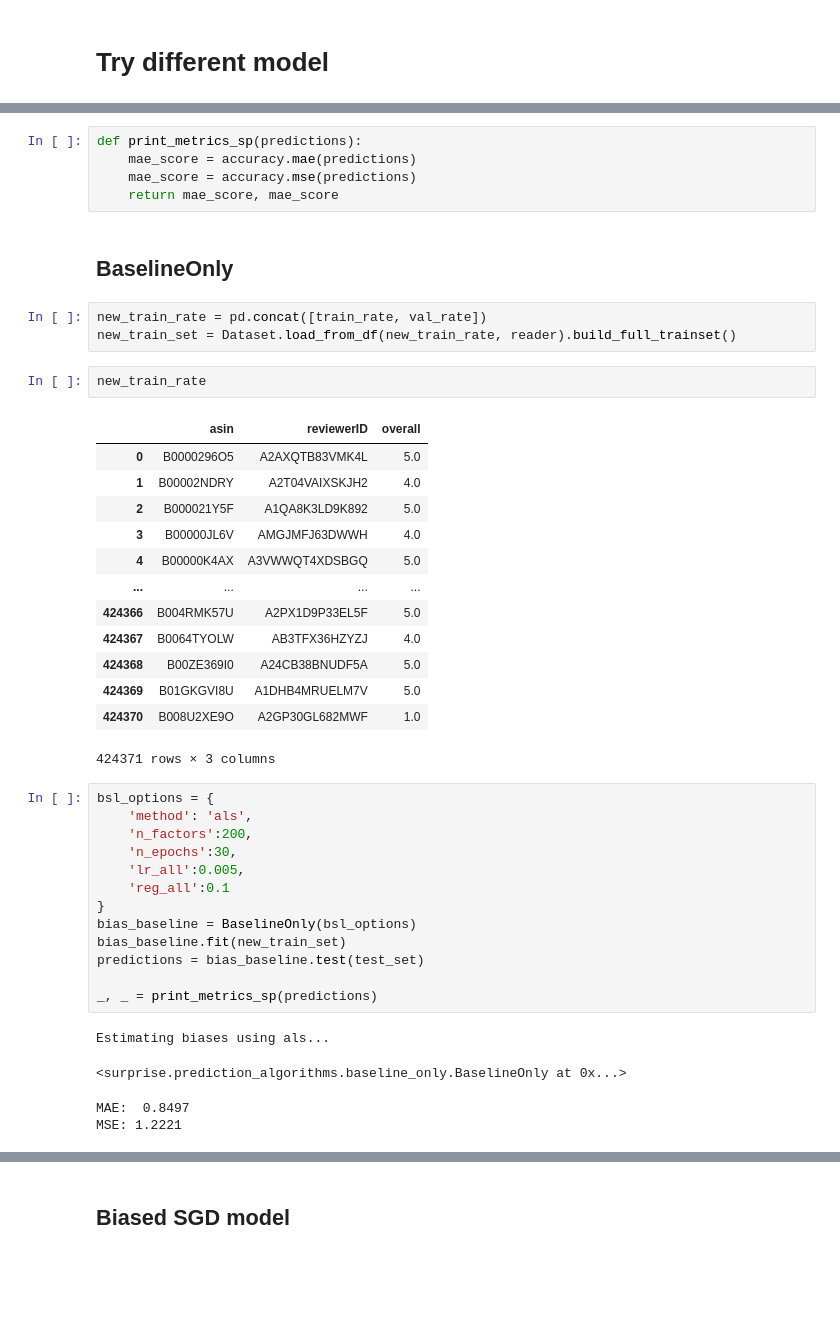
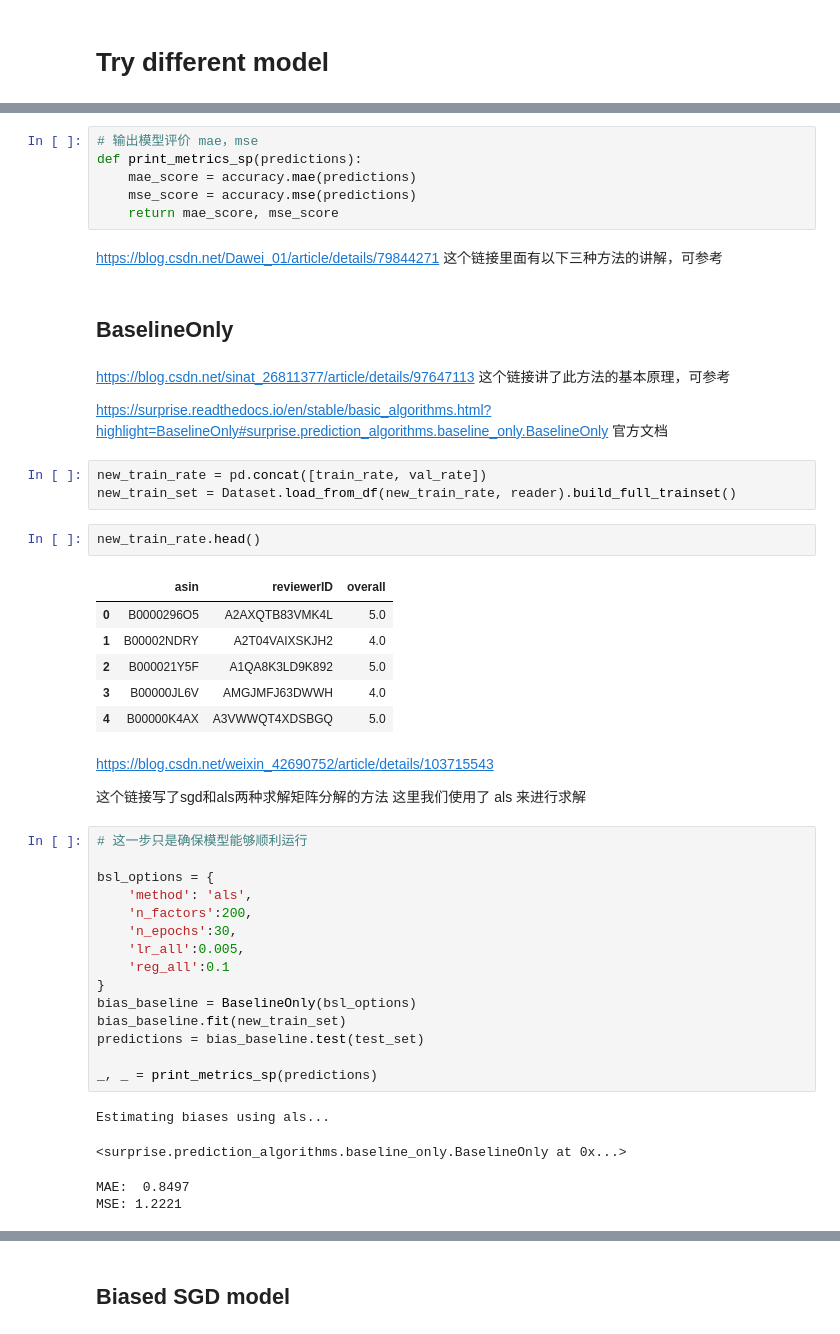
Before and after one commit to Alex2Yang97/Video_Game_Recommender, a Jupyter notebook: Models.ipynb, the cells around one changed output, grey strips where cells are left out. Drawn from its saved outputs; the diff is of its cells as text; blank space fills up the shorter version.

```diff
--- a/Models.ipynb
+++ b/Models.ipynb
@@ -66,32 +73,43 @@ train_set = Dataset.load_from_df(train_rate, reader).build_full_trainset()
 val_set = Dataset.load_from_df(val_rate, reader).build_full_trainset().build_testset()
 test_set = Dataset.load_from_df(test_rate, reader).build_full_trainset().build_testset()
 # %%
+# 输出模型评价 mae，mse
 def print_metrics_sp(predictions):
     mae_score = accuracy.mae(predictions)
-    mae_score = accuracy.mse(predictions)
-    return mae_score, mae_score
+    mse_score = accuracy.mse(predictions)
+    return mae_score, mse_score
+# %% [markdown]
+https://blog.csdn.net/Dawei_01/article/details/79844271
+这个链接里面有以下三种方法的讲解，可参考
 # %% [markdown]
 ## BaselineOnly
+# %% [markdown]
+https://blog.csdn.net/sinat_26811377/article/details/97647113
+这个链接讲了此方法的基本原理，可参考
+
+
+https://surprise.readthedocs.io/en/stable/basic_algorithms.html?highlight=BaselineOnly#surprise.prediction_algorithms.baseline_only.BaselineOnly
+官方文档
 # %%
 new_train_rate = pd.concat([train_rate, val_rate])
 new_train_set = Dataset.load_from_df(new_train_rate, reader).build_full_trainset()
 # %%
-new_train_rate
+new_train_rate.head()
 # %% [output]
 |  | asin | reviewerID | overall |
 | 0 | B0000296O5 | A2AXQTB83VMK4L | 5.0 |
 | 1 | B00002NDRY | A2T04VAIXSKJH2 | 4.0 |
 | 2 | B000021Y5F | A1QA8K3LD9K892 | 5.0 |
 | 3 | B00000JL6V | AMGJMFJ63DWWH | 4.0 |
 | 4 | B00000K4AX | A3VWWQT4XDSBGQ | 5.0 |
-| ... | ... | ... | ... |
-| 424366 | B004RMK57U | A2PX1D9P33EL5F | 5.0 |
-| 424367 | B0064TYOLW | AB3TFX36HZYZJ | 4.0 |
-| 424368 | B00ZE369I0 | A24CB38BNUDF5A | 5.0 |
-| 424369 | B01GKGVI8U | A1DHB4MRUELM7V | 5.0 |
-| 424370 | B008U2XE9O | A2GP30GL682MWF | 1.0 |
-424371 rows × 3 columns
+# %% [markdown]
+https://blog.csdn.net/weixin_42690752/article/details/103715543
+
+这个链接写了sgd和als两种求解矩阵分解的方法
+这里我们使用了 als 来进行求解
 # %%
+# 这一步只是确保模型能够顺利运行
+
 bsl_options = {
     'method': 'als',
     'n_factors':200,
```
Also changed, not shown: parts of 31 cells of this notebook, 3 other files.
